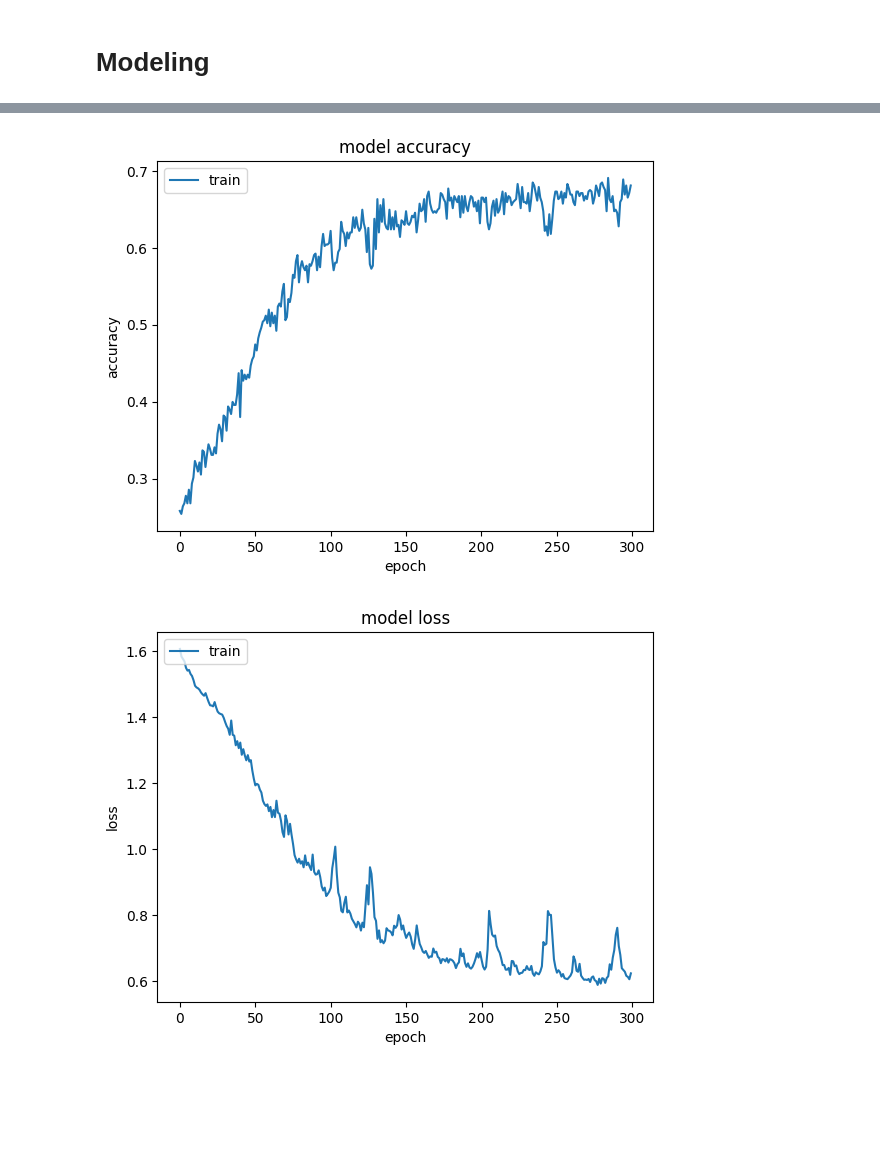
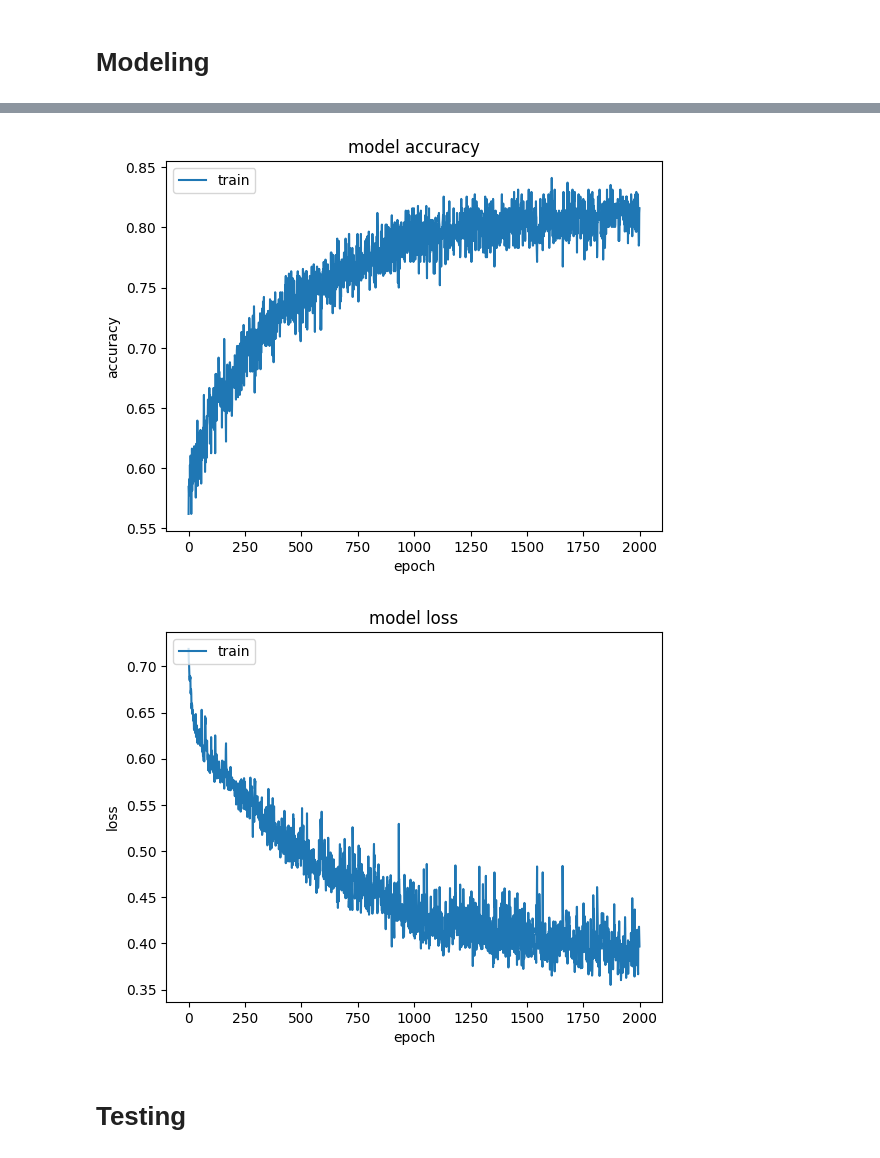
Before and after one commit to C23PR487/Capstone-Project, a Jupyter notebook: ML/LapakIn.ipynb, the cells around one changed output, grey strips where cells are left out. Saved outputs shown, nothing was run; the diff lists cells and outputs as text; code cells hidden in the pictures; blank space fills up the shorter version.

Commit message:
Update training and testing

```diff
--- a/ML/LapakIn.ipynb
+++ b/ML/LapakIn.ipynb
@@ -145,2 +195,4 @@ X_train, X_cv, y_train, y_cv = train_test_split(X, y, test_size=0.20, random_sta
+# %%
+X_train, X_test, y_train, y_test = train_test_split(X, y, test_size=0.10, random_state=42)
 # %% [markdown]
 ## Normalize
@@ -171,0 +223,20 @@ joblib.dump(scaler, 'lapakin_scaler.pkl')
+# %%
+model = Sequential(
+    [
+        Dense(400, activation = 'relu', kernel_regularizer=regularizers.L2(l2=5*1e-3)),
+        Dropout(0.3),
+        Dense(300, activation = 'relu'),
+        Dropout(0.2),
+        Dense(200, activation = 'relu'),
+        Dropout(0.2),
+        Dense(100, activation = 'relu'),
+        Dropout(0.2),
+        Dense(50, activation = 'relu'),
+        Dropout(0.2),
+        Dense(25, activation = 'relu'),
+        Dropout(0.2),
+        Dense(15, activation = 'relu'),
+        Dropout(0.2),
+        Dense(classes, activation = 'linear')
+    ]
+)
@@ -172,19 +265,4 @@ joblib.dump(scaler, 'lapakin_scaler.pkl')
 # %%
-model = Sequential(
-    [
-        Flatten(),
-        Dense(400, activation = 'relu'),
-        Dense(300, activation = 'relu'),
-        Dense(250, activation = 'relu'),
-        Dense(200, activation = 'relu'),
-        Dense(100, activation = 'relu'),
-        Dense(50, activation = 'relu'),
-        Dense(25, activation = 'relu'),
-        Dense(15, activation = 'relu'),
-        Dense(5, activation = 'linear')
-    ]
-)
-
 model.compile(
     loss=tf.keras.losses.SparseCategoricalCrossentropy(from_logits=True),
     optimizer=tf.keras.optimizers.Adam(0.001),
@@ -192,6 +270,8 @@ model.compile(
 )
 
 history = model.fit(
-    X_train, y_train, epochs=300
+    X_train, y_train,
+    callbacks=[callbacks],
+    epochs=2000
 )
 # %% [output]
@@ -215,25 +297,23 @@ Epoch 300/300
 # %%
-import keras
-from matplotlib import pyplot as plt
 plt.plot(history.history['accuracy'])
-# plt.plot(history.history['val_accuracy'])
 plt.title('model accuracy')
 plt.ylabel('accuracy')
 plt.xlabel('epoch')
-plt.legend(['train', 'val'], loc='upper left')
+plt.legend(['train'], loc='upper left')
 plt.show()
 # %% [output]
-[figure, old version]
+[figure, new version]
 # %%
 plt.plot(history.history['loss'])
-# plt.plot(history.history['val_loss'])
 plt.title('model loss')
 plt.ylabel('loss')
 plt.xlabel('epoch')
-plt.legend(['train', 'val'], loc='upper left')
+plt.legend(['train'], loc='upper left')
 plt.show()
 # %% [output]
-[figure, old version]
+[figure, new version]
+# %% [markdown]
+# Testing
 # %%
 def get_predicted_label(y_result):
   rows = y_result.shape[0]
```
Also changed, not shown: parts of 46 cells of this notebook, 5 other files.
